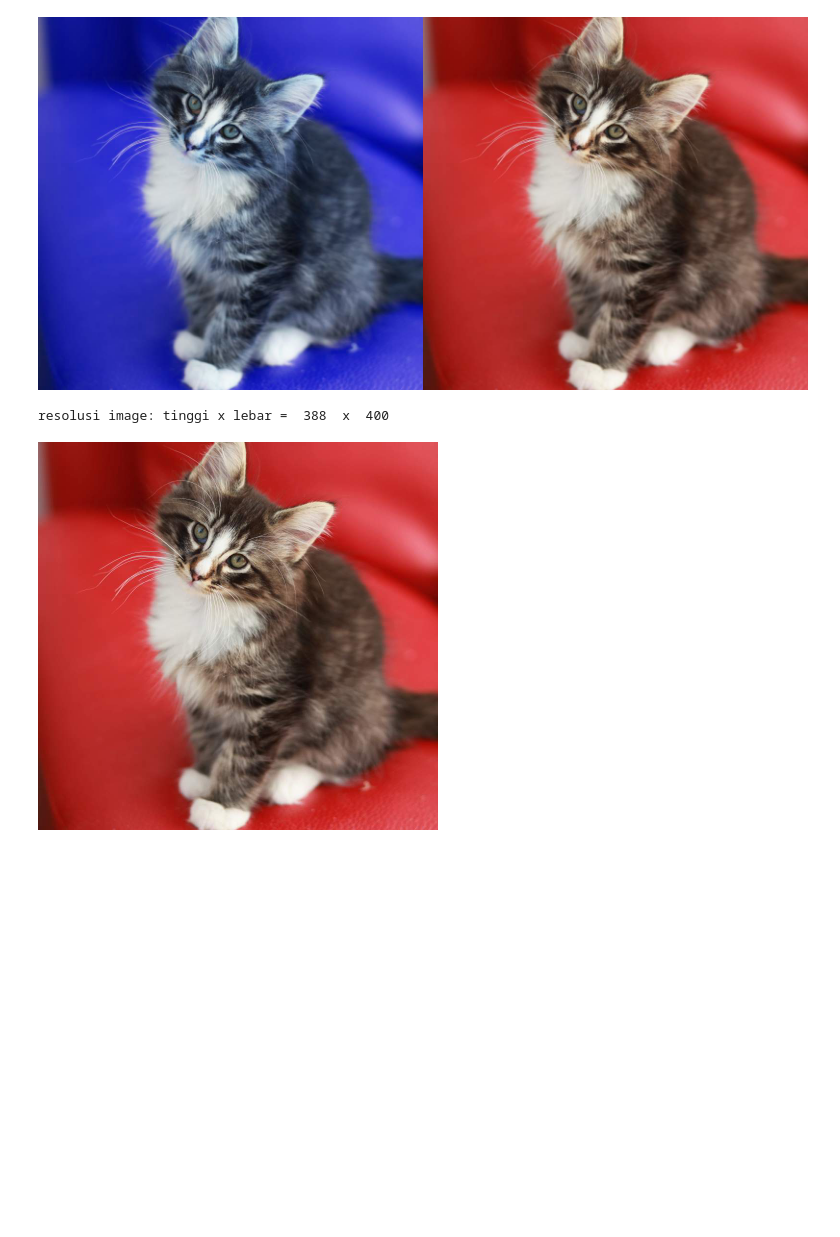
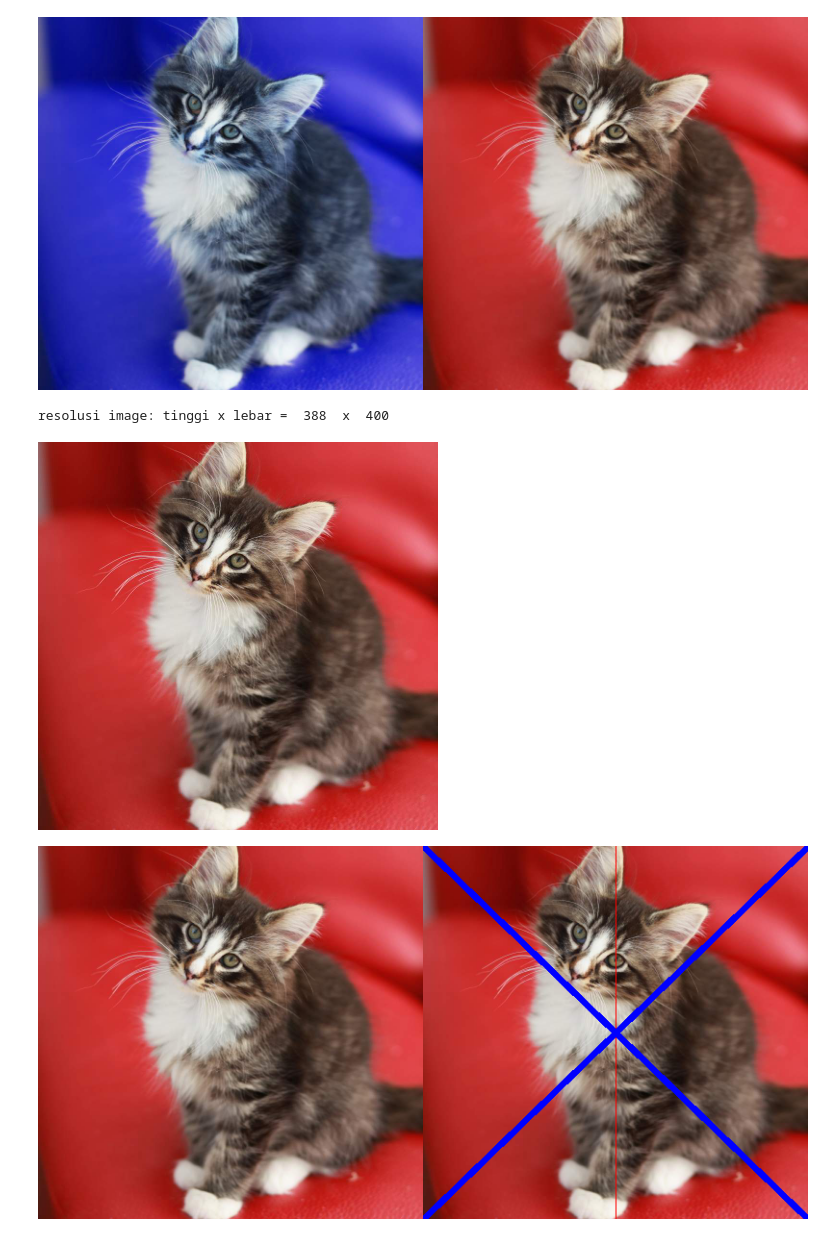
Before and after one commit to dwityantherrys/PCVK_GENAP_2022, a Jupyter notebook: Week1.ipynb, the cells around one changed output. Drawn from its saved outputs; the diff is of its cells as text; code cells hidden in the pictures; blank space fills up the shorter version.

```diff
--- a/Week1.ipynb
+++ b/Week1.ipynb
@@ -7,30 +7,44 @@ import cv2 as cv
 from google.colab.patches import cv2_imshow # for image display
 from skimage import io
 from skimage import transform
 from PIL import Image
 import matplotlib.pylab as plt
 
 urls = ["https://static.republika.co.id/uploads/images/inpicture_slide/serial-spongebob_200611102408-893.jpg","https://iiif.lib.ncsu.edu/iiif/0016007/full/800,/0/default.jpg","https://placekitten.com/800/777"]
 
 for url in urls:
   image = io.imread(url)
   image = cv.resize(image,(0,0),fx=0.5,fy=0.5)
   image_2 = cv.cvtColor(image,cv.COLOR_BGR2RGB)
   final_frame = cv.hconcat((image,image_2))
   cv2_imshow(final_frame)
+
   print('\n')
 
   tinggi = image_2.shape[0]
   lebar = image_2.shape[1]
   print("resolusi image: tinggi x lebar = ",tinggi," x ",lebar)
   cv2_imshow(image_2)
+
+image_2 = cv.cvtColor(image,cv.COLOR_BGR2RGB)
+image_3 = cv.cvtColor(image,cv.COLOR_BGR2RGB)
+
+for y in range(tinggi):
+  image_3[y,int((lebar)/2)] = [0,0,255]
+  cv.line(image_3, (0,0), (lebar, tinggi), (255,0,0), 5) #5 untuk ketebalan garis
+  cv.line(image_3, (lebar,0), (0, tinggi), (255,0,0), 5)
+
+
+final_frame = cv.hconcat((image_2,image_3))
+cv2_imshow(final_frame)
 # %% [output]
 [figure]
 resolusi image: tinggi x lebar =  233  x  415
 [figure]
 [figure]
 resolusi image: tinggi x lebar =  286  x  400
 [figure]
 [figure]
 resolusi image: tinggi x lebar =  388  x  400
 [figure]
+[figure, added]
```
